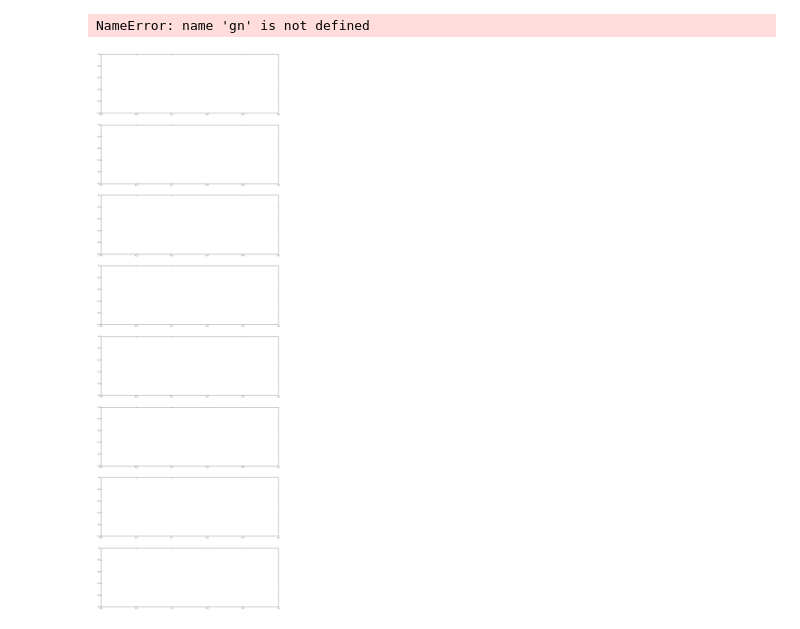
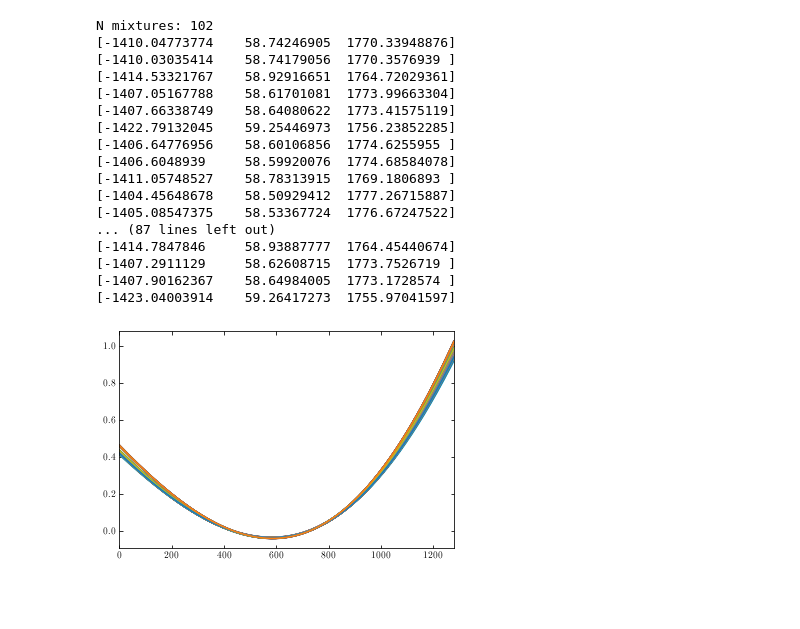
Before and after one commit to zpreisler/calibrationXRD, a Jupyter notebook: capello_spinel_barite.ipynb, the cells around one changed output. Drawn from its saved outputs; the diff is of its cells as text; code cells hidden in the pictures; blank space fills up the shorter version.

```diff
--- a/capello_spinel_barite.ipynb
+++ b/capello_spinel_barite.ipynb
@@ -75,20 +44,47 @@ NameError: name 'x' is not defined
-# %%
-%matplotlib inline
-fig,ax = subplots(8,1,figsize = (15,48))
-
-for i,g in enumerate(gn[-8:]):
-
-    g.spectra.opt = g.opt.copy()
-
-    ax[i].vlines(g.mu,0,g.i,'r',alpha=0.5,ls='--',lw=3)
-    ax[i].plot(g.theta,g.z,'-',lw=2)
-    ax[i].plot(s.theta,s.intensity,'-.')
-    ax[i].vlines(g.mu,0,1,'k',alpha=0.33,ls='--',lw=1)
-
-    ax[i].vlines(g.mu[g.gamma<0],0,1,'c',alpha=1,ls='--',lw=3)
-
-    ax[i].set_xlim(19,54)
-    ax[i].set_ylim(0,1)
-# %% [output]
-NameError: name 'gn' is not defined
-[figure, removed]
+# %%
+all_spinel = database['Spinel']
+all_barite = database['Barite']
+sb = []
+for spinel in all_spinel:
+    for barite in all_barite:
+        sb += [MixPhase([spinel,barite])]
+print('N mixtures:',len(sb))
+
+x = arange(1280)
+gn = []
+for phase in sb:
+    gn += [GaussNewton(phase,xrd_spectra[0])]
+
+for g in gn[:]:
+    for _ in range(64):
+        g.calibration(alpha=1)
+        g.opt = g.spectra.opt.copy()
+    print(g.spectra.opt)
+
+    opt = g.spectra.opt
+    opt_file = g.spectra.opt_file
+
+    y_new = fce_calibration(x,*opt)
+    y_old = fce_calibration(x,*opt_file)
+
+    plot(y_new-y_old)
+    xlim(0,1280)
+# %% [output]
+N mixtures: 102
+[-1410.04773774    58.74246905  1770.33948876]
+[-1410.03035414    58.74179056  1770.3576939 ]
+[-1414.53321767    58.92916651  1764.72029361]
+[-1407.05167788    58.61701081  1773.99663304]
+[-1407.66338749    58.64080622  1773.41575119]
+[-1422.79132045    59.25446973  1756.23852285]
+[-1406.64776956    58.60106856  1774.6255955 ]
+[-1406.6048939     58.59920076  1774.68584078]
+[-1411.05748527    58.78313915  1769.1806893 ]
+[-1404.45648678    58.50929412  1777.26715887]
+[-1405.08547375    58.53367724  1776.67247522]
+... (87 lines left out)
+[-1414.7847846     58.93887777  1764.45440674]
+[-1407.2911129     58.62608715  1773.7526719 ]
+[-1407.90162367    58.64984005  1773.1728574 ]
+[-1423.04003914    59.26417273  1755.97041597]
+[figure, added]
```
Also changed, not shown: parts of 7 cells of this notebook, 2 other files.
